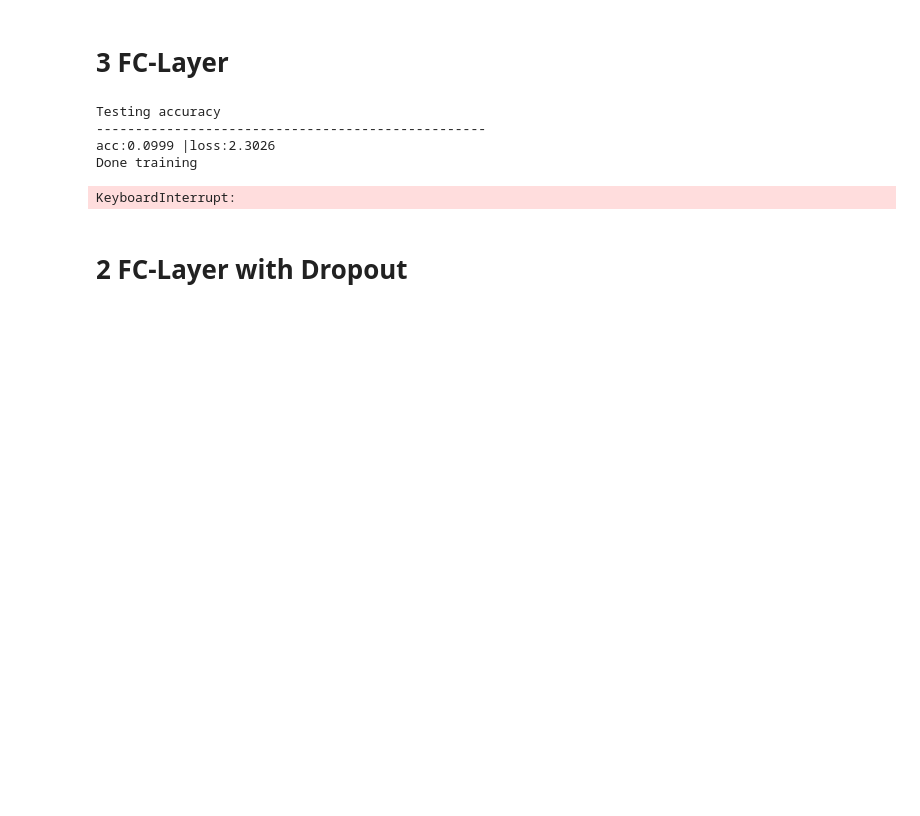
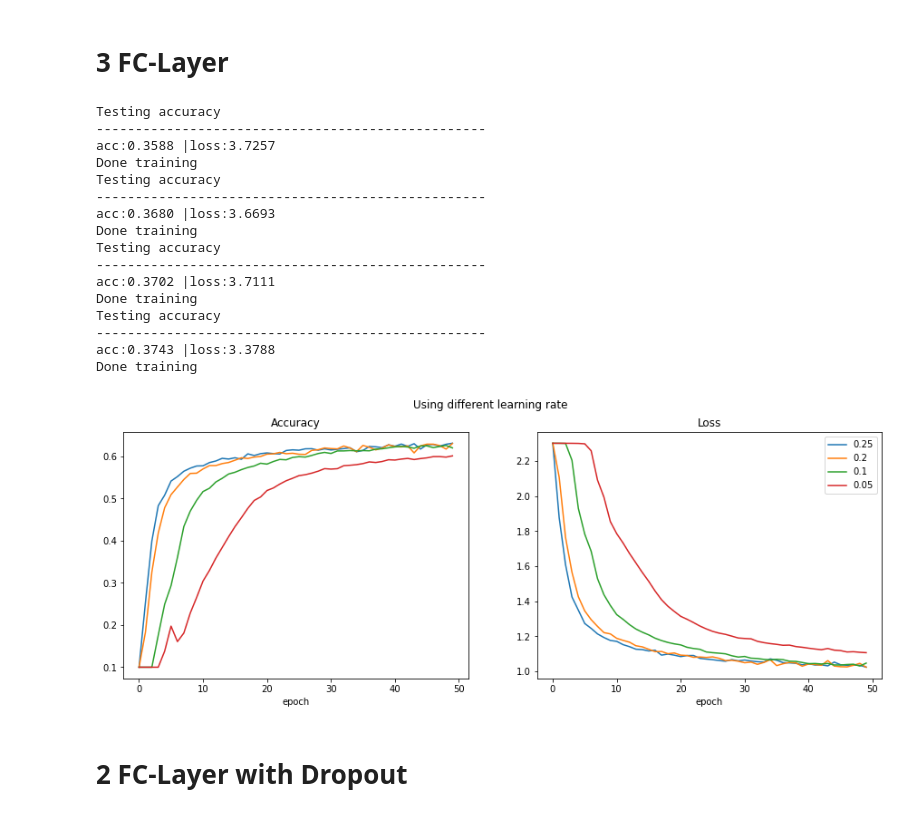
Before and after one commit to jhnliu/comp5349, a Jupyter notebook: nathan.ipynb, the cells around one changed output. Drawn from its saved outputs; the diff is of its cells as text; code cells hidden in the pictures; blank space fills up the shorter version.

```diff
--- a/nathan.ipynb
+++ b/nathan.ipynb
@@ -1202,8 +1190,6 @@ def experiment(epochs, batch_size, learning_rate, dropout_rate, all_acc, all_los
     activation2 = ReLu()
 
     dense3 = dense(32,10, w_regularizer_l2 = 0,b_regularizer_l2 = 0)
-    activation3 = ReLu()
-
     loss_activation = softmax_crossentropy_loss()
     optimizer = Optimizer_SGD(learning_rate, momentum=False)
 
@@ -1225,12 +1211,11 @@ def experiment(epochs, batch_size, learning_rate, dropout_rate, all_acc, all_los
             dense2.forward(activation1.output)
             activation2.forward(dense2.output)
 
-            # Block 3 with (Dense, ReLu)
+            # Block 3 with (Dense)
             dense3.forward(activation2.output)
-            activation3.forward(dense3.output)
 
 
-            data_loss = loss_activation.forward(activation3.output, y_batch)
+            data_loss = loss_activation.forward(dense3.output, y_batch)
             # Add up the regularization loss
             regularization_loss = loss_activation.loss.regularization_loss(dense1) + loss_activation.loss.regularization_loss(dense2) + loss_activation.loss.regularization_loss(dense3)
 
@@ -1240,8 +1225,8 @@ def experiment(epochs, batch_size, learning_rate, dropout_rate, all_acc, all_los
             # Backpropagation
             loss_activation.backward(loss_activation.output, y_batch)
 
-            activation3.backward(loss_activation.dinputs)
-            dense3.backward(activation3.dinputs)
+            # activation3.backward(loss_activation.dinputs)
+            dense3.backward(loss_activation.dinputs)
 
             activation2.backward(dense3.dinputs)
             dense2.backward(activation2.dinputs)
@@ -1273,9 +1258,9 @@ def experiment(epochs, batch_size, learning_rate, dropout_rate, all_acc, all_los
         activation2.forward(dense2.output)
 
         dense3.forward(activation2.output)
-        activation3.forward(dense3.output)
+        # activation3.forward(dense3.output)
 
-        val_loss = loss_activation.forward(activation3.output, y_train)
+        val_loss = loss_activation.forward(dense3.output, y_train)
 
         prediction = np.argmax(loss_activation.output, axis=1)
         if len(y_train) == 2:
@@ -1297,9 +1282,9 @@ def experiment(epochs, batch_size, learning_rate, dropout_rate, all_acc, all_los
     activation2.forward(dense2.output)
 
     dense3.forward(activation2.output)
-    activation3.forward(dense3.output)
+    # activation3.forward(dense3.output)
 
-    loss = loss_activation.forward(activation3.output, y_test)
+    loss = loss_activation.forward(dense3.output, y_test)
     prediction = np.argmax(loss_activation.output, axis=1)
 
     if len(y_test) == 2:
@@ -1317,10 +1302,10 @@ def experiment(epochs, batch_size, learning_rate, dropout_rate, all_acc, all_los
     return all_acc, all_loss
 # %%
 #Set some of the paramaters for the training process
-## epochs is set to be 500 or it looks like a mess
-epochs = 500
+epochs = 50
 batch_size = 128
-learning_rate = [0.1, 0.05, 0.01, 0.005]
+#tried some larger learning rate as small learning rate does not converge fast enough in 50 epochs
+learning_rate = [0.25, 0.2, 0.1, 0.05]
 dropout_rate = 0
 
 all_acc = []
@@ -1330,36 +1315,48 @@ test_loss = []
 for i in learning_rate:
     experiment(epochs, batch_size, i, dropout_rate, all_acc, all_loss, test_acc, test_loss, y_train, y_test)
 
 
 fig, axs = plt.subplots(1,2, figsize=(15,5))
 
 for label, i in enumerate(all_acc):
     axs[0].plot(i, label=learning_rate[label])
 
 axs[0].set_title("Accuracy")
 axs[0].set_xlabel("epoch")
 
 for label, i in enumerate(all_loss):
     axs[1].plot(i, label=learning_rate[label])
 axs[1].set_title("Loss")
 axs[1].set_xlabel("epoch")
 
 
 fig.suptitle('Using different learning rate')
 plt.legend()
 plt.show()
 
 
-test_name = ['3f_lr_01', '3f_lr_005', '3f_lr_001', '3f_lr_0005']
+test_name = ['3f_lr_025', '3f_lr_02', '3f_lr_01', '3f_lr_005']
 
 acc_train_df, loss_train_df, acc_test_series, loss_test_series = \
     save_info_df(acc_train_df, loss_train_df, acc_test_series, loss_test_series, test_name, new=False)
 # %% [output]
 Testing accuracy
 --------------------------------------------------
-acc:0.0999 |loss:2.3026
+acc:0.3588 |loss:3.7257
 Done training
+Testing accuracy
+--------------------------------------------------
+acc:0.3680 |loss:3.6693
+Done training
+Testing accuracy
+--------------------------------------------------
+acc:0.3702 |loss:3.7111
+Done training
+Testing accuracy
+--------------------------------------------------
+acc:0.3743 |loss:3.3788
+Done training
-KeyboardInterrupt:
+[figure, added]
 # %% [markdown]
 # 2 FC-Layer with Dropout
 # %%
```
Also changed, not shown: parts of 18 cells of this notebook, 4 other files.
